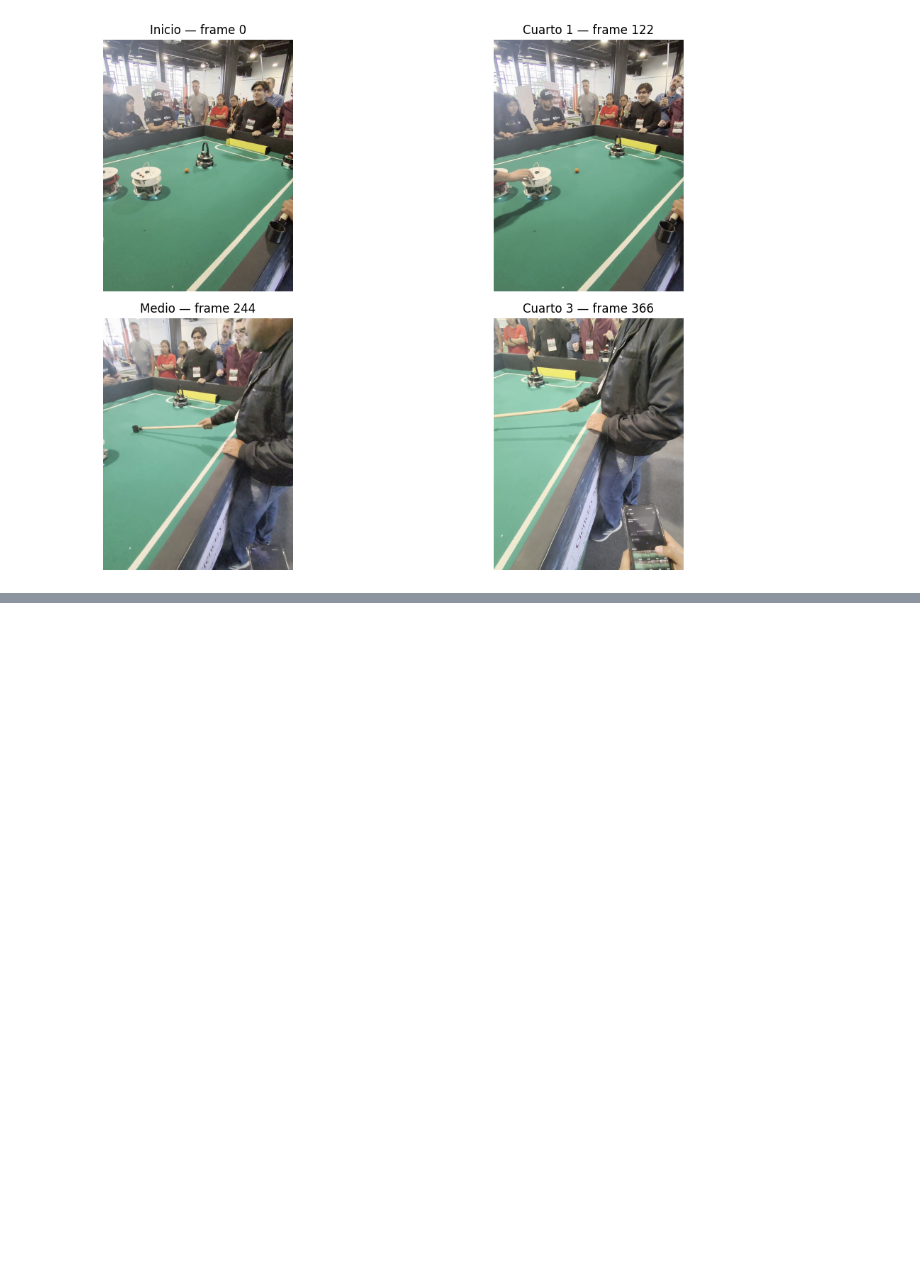
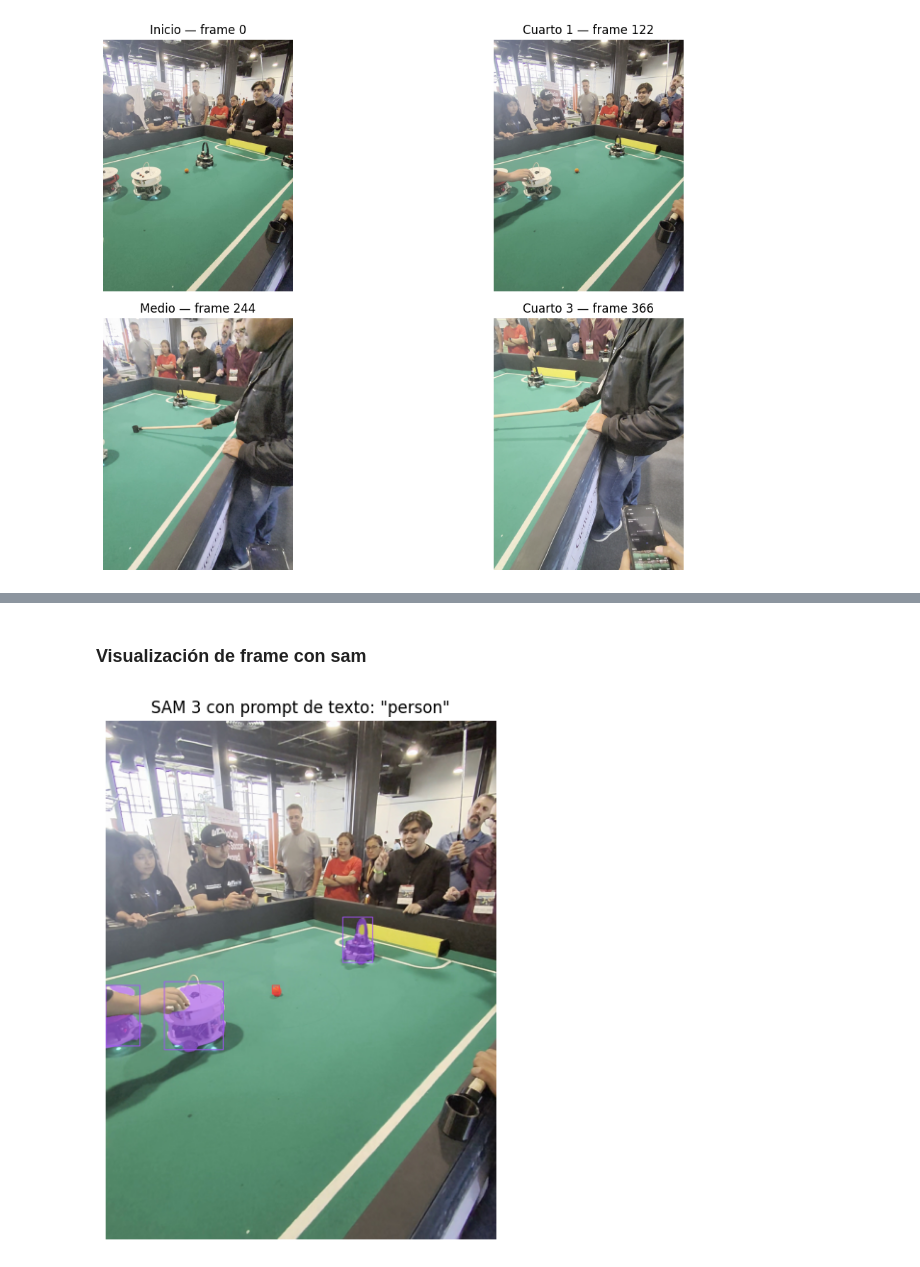
Before and after one commit to Shadowboss1214/Copa-FutBotMX, a Jupyter notebook: notebooks/01_exploracion.ipynb, the cells around one changed output, grey strips where cells are left out. Cells and saved outputs as stored; diff of their text form; code cells hidden in the pictures; blank space fills up the shorter version.

```diff
--- a/notebooks/01_exploracion.ipynb
+++ b/notebooks/01_exploracion.ipynb
@@ -92,0 +128,8 @@ Detections(xyxy=array([[     592.39,      287.46,      754.51,      620.85],
+# %%
+import cv2
+image = cv2.imread("assets/frame_prueba.jpg")
+yolo_model = YOLO("yolov8n.pt")
+yolo_results = yolo_model(image)[0]
+yolo_detections = sv.Detections.from_ultralytics(yolo_results)
+
+print(f"YOLO detectó {len(yolo_detections)} objetos")
@@ -92,0 +142,7 @@ Detections(xyxy=array([[     592.39,      287.46,      754.51,      620.85],
+# %%
+overrides = dict(conf=0.50, task="segment", mode="predict", model="sam3.pt")
+if torch.cuda.is_available():
+    overrides["half"] = True   # FP16 solo en GPU
+
+predictor = SAM3SemanticPredictor(overrides=overrides)
+print("Predictor listo")
@@ -92,0 +151,8 @@ Detections(xyxy=array([[     592.39,      287.46,      754.51,      620.85],
+# %%
+predictor.set_image(image)
+
+resultados = predictor(text=["robot", "ball"])[0]
+detections = sv.Detections.from_ultralytics(resultados)
+
+print(f"Objetos encontrados: {len(detections)}")
+print(f"¿Tiene máscaras?    {detections.mask is not None}")
@@ -92,0 +168,16 @@ Detections(xyxy=array([[     592.39,      287.46,      754.51,      620.85],
+# %% [markdown]
+### Visualización de frame con sam
+# %%
+box_annotator  = sv.BoxAnnotator()
+mask_annotator = sv.MaskAnnotator(opacity=0.6)
+
+annotated = mask_annotator.annotate(scene=image.copy(), detections=detections)
+annotated = box_annotator.annotate(scene=annotated,    detections=detections)
+
+plt.figure(figsize=(12, 7))
+plt.imshow(cv2.cvtColor(annotated, cv2.COLOR_BGR2RGB))
+plt.axis("off")
+plt.title('SAM 3 con prompt de texto: "person"')
+plt.show()
+# %% [output]
+[figure, added]
```
Also changed, not shown: parts of 11 cells of this notebook, 4 other files.
